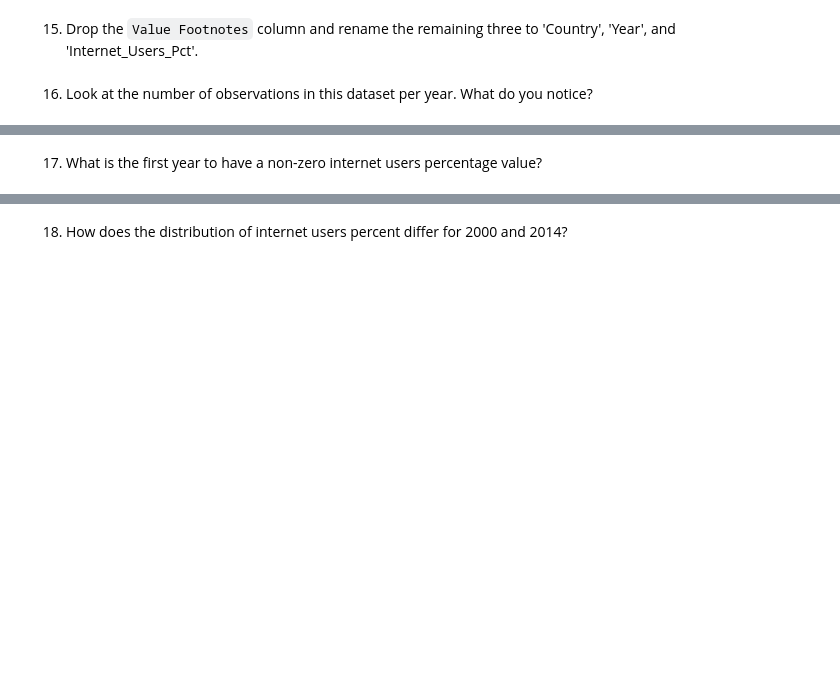
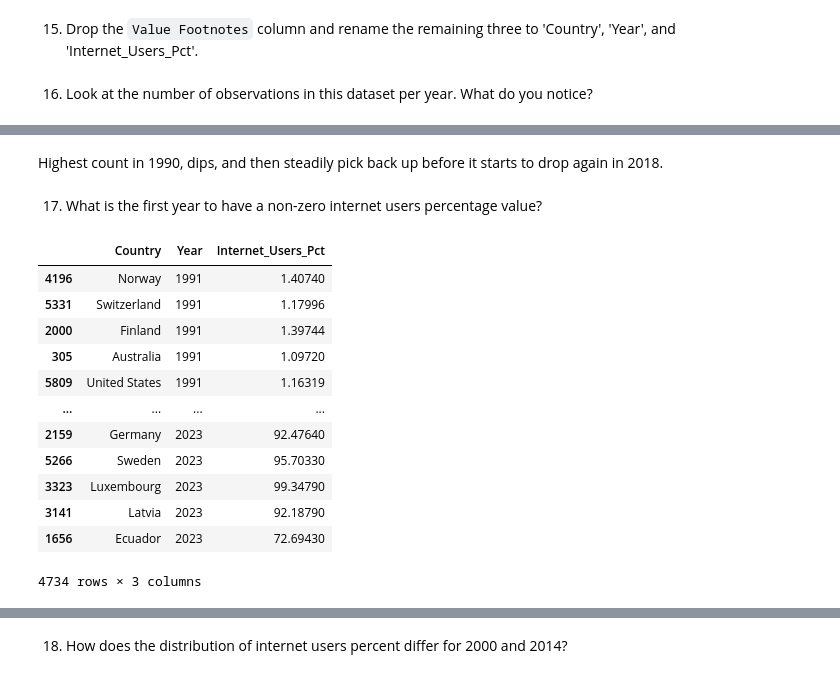
Before and after one commit to NSS-Data-Analytics-Cohort-14/gdp-and-internet-usage-kshaffer93, a Jupyter notebook: notebooks/example.ipynb, the cells around one changed output, grey strips where cells are left out. Drawn from its saved outputs; the diff is of its cells as text; code cells hidden in the pictures; blank space fills up the shorter version.

```diff
--- a/notebooks/example.ipynb
+++ b/notebooks/example.ipynb
@@ -371,2 +391,20 @@ internet_df = internet_df.set_axis(['Country', 'Year', 'Internet_Users_Pct'], ax
+# %% [markdown]
+Highest count in 1990, dips, and then steadily pick back up before it starts to drop again in 2018.
 # %% [markdown]
 17. What is the first year to have a non-zero internet users percentage value?
+# %%
+internet_df[internet_df["Internet_Users_Pct"]>=1].sort_values("Year")
+# %% [output]
+|  | Country | Year | Internet_Users_Pct |
+| 4196 | Norway | 1991 | 1.40740 |
+| 5331 | Switzerland | 1991 | 1.17996 |
+| 2000 | Finland | 1991 | 1.39744 |
+| 305 | Australia | 1991 | 1.09720 |
+| 5809 | United States | 1991 | 1.16319 |
+| ... | ... | ... | ... |
+| 2159 | Germany | 2023 | 92.47640 |
+| 5266 | Sweden | 2023 | 95.70330 |
+| 3323 | Luxembourg | 2023 | 99.34790 |
+| 3141 | Latvia | 2023 | 92.18790 |
+| 1656 | Ecuador | 2023 | 72.69430 |
+4734 rows × 3 columns
```
Also changed, not shown: parts of 3 cells of this notebook.
